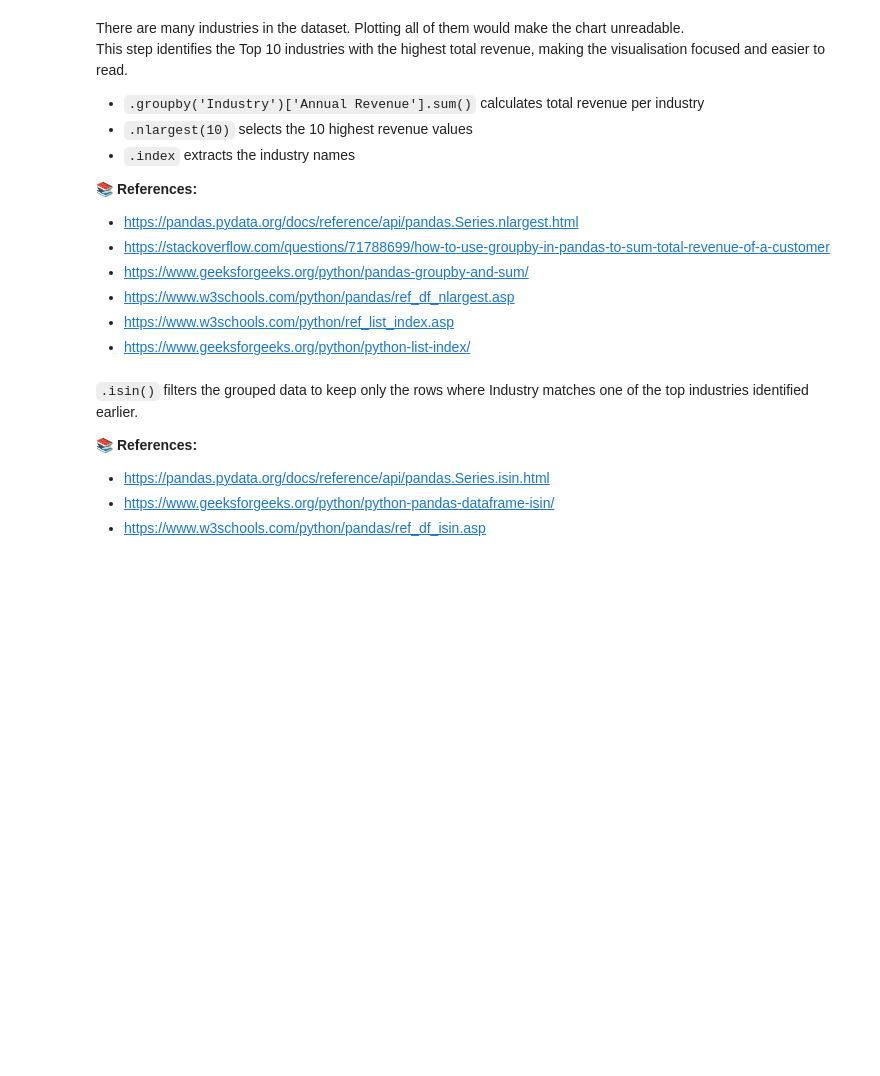
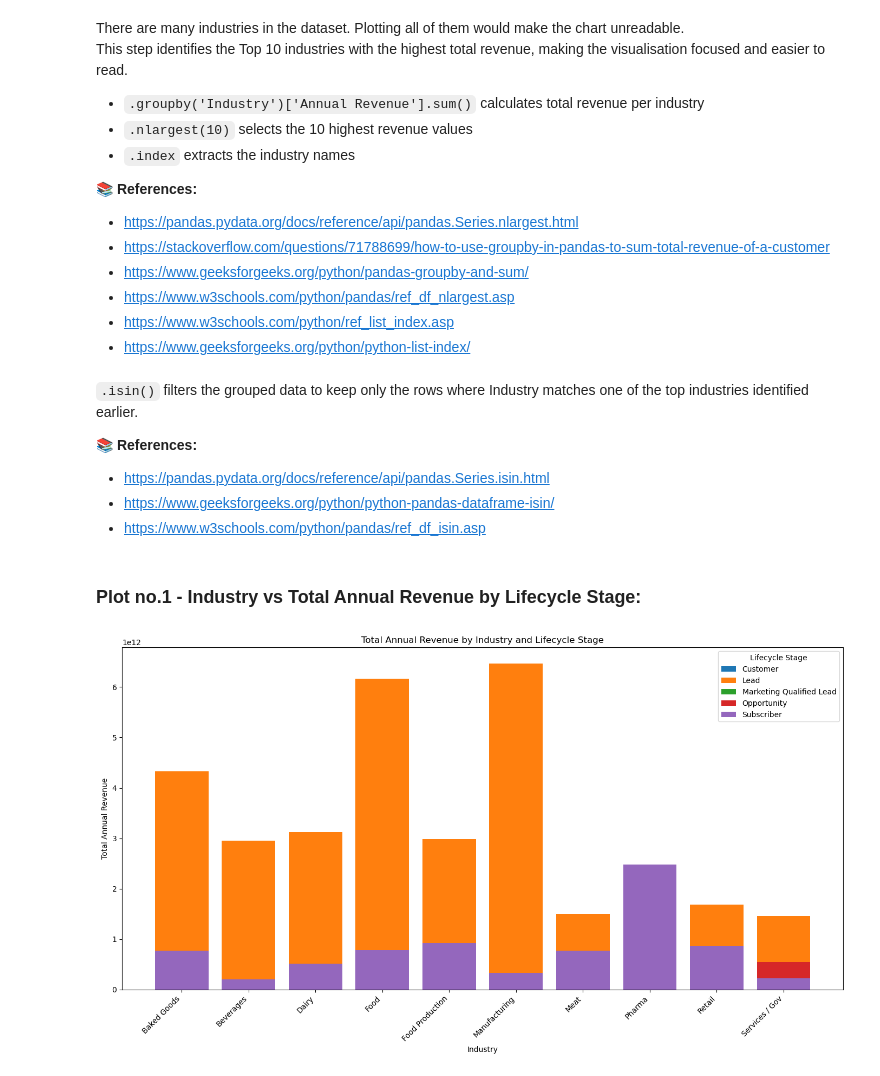
Before and after one commit to tihana-gray/pfda-big_project, a Jupyter notebook: customer_analysis.ipynb, the cells around one changed output. Drawn from its saved outputs; the diff is of its cells as text; code cells hidden in the pictures; blank space fills up the shorter version.

Commit message:
Plot no.1 - Industry vs Total Annual Revenue by Lifecycle Stage + plot analysis and findings.

```diff
--- a/customer_analysis.ipynb
+++ b/customer_analysis.ipynb
@@ -415,3 +415,49 @@ grouped_top = grouped_rev[grouped_rev['Industry'].isin(top_industries)]
 - https://pandas.pydata.org/docs/reference/api/pandas.Series.isin.html
 - https://www.geeksforgeeks.org/python/python-pandas-dataframe-isin/
 - https://www.w3schools.com/python/pandas/ref_df_isin.asp
+# %% [markdown]
+### Plot no.1 - Industry vs Total Annual Revenue by Lifecycle Stage:
+# %%
+plt.figure(figsize=(14, 8)) # Increases the figure size for better readability
+# 📚 Reference: https://matplotlib.org/stable/api/_as_gen/matplotlib.pyplot.figure.html
+
+# This loop creates a bar for each combination of industry and lifecycle stage:
+for stage in grouped_top['Lifecycle Stage'].unique(): # Retrieves the list of all lifecycle stages in the data
+    stage_data = grouped_top[grouped_top['Lifecycle Stage'] == stage] # Filters data for the current lifecycle stage
+    plt.bar(stage_data['Industry'], stage_data['Annual Revenue'], label=stage) # Plots bars for each lifecycle stage
+# Adding a label= allows the legend to distinguish stages
+# 📚 References: https://matplotlib.org/stable/api/_as_gen/matplotlib.pyplot.bar.html
+# https://pandas.pydata.org/docs/reference/api/pandas.DataFrame.unique.html
+# https://pandas.pydata.org/docs/reference/api/pandas.DataFrame.groupby.html
+# https://www.geeksforgeeks.org/pandas/bar-plot-in-matplotlib/
+
+# Industry names can be long, so rotating them prevents overlap:
+plt.xticks(rotation=45, ha='right')
+# 📚 Reference: https://matplotlib.org/stable/api/_as_gen/matplotlib.pyplot.xticks.html
+
+# Adding axis labels, title and legend:
+plt.xlabel('Industry')
+plt.ylabel('Total Annual Revenue')
+plt.title('Total Annual Revenue by Industry and Lifecycle Stage')
+plt.legend(title='Lifecycle Stage')
+plt.tight_layout() # Adjusts layout to prevent clipping
+# 📚 References: https://www.w3schools.com/python/matplotlib_labels.asp
+# https://matplotlib.org/stable/gallery/text_labels_and_annotations/index.html
+# https://matplotlib.org/stable/api/_as_gen/matplotlib.pyplot.ylabel.html
+# https://matplotlib.org/stable/api/_as_gen/matplotlib.pyplot.xlabel.html
+# https://www.geeksforgeeks.org/python/matplotlib-pyplot-title-in-python/
+# https://matplotlib.org/stable/api/_as_gen/matplotlib.pyplot.legend.html
+# https://matplotlib.org/stable/api/_as_gen/matplotlib.pyplot.tight_layout.html
+
+# Saving plot to the plots folder:
+plt.savefig("plots/industry_revenue_lifecycle.png", dpi=300, bbox_inches='tight')
+# .savefig() saves the current figure to a file.
+# "plots/..." ensures the plot is saved inside the project's plots folder.
+# dpi=300 increases resolution (suitable for reports).
+# bbox_inches='tight' trims extra whitespace.
+# Reference: https://matplotlib.org/stable/api/_as_gen/matplotlib.pyplot.savefig.html
+
+plt.show() # Displays the final bar chart
+# 📚 Reference: https://matplotlib.org/stable/api/_as_gen/matplotlib.pyplot.show.html
+# %% [output]
+[figure, added]
```
Also changed, not shown: parts of 3 cells of this notebook, 1 other file.
